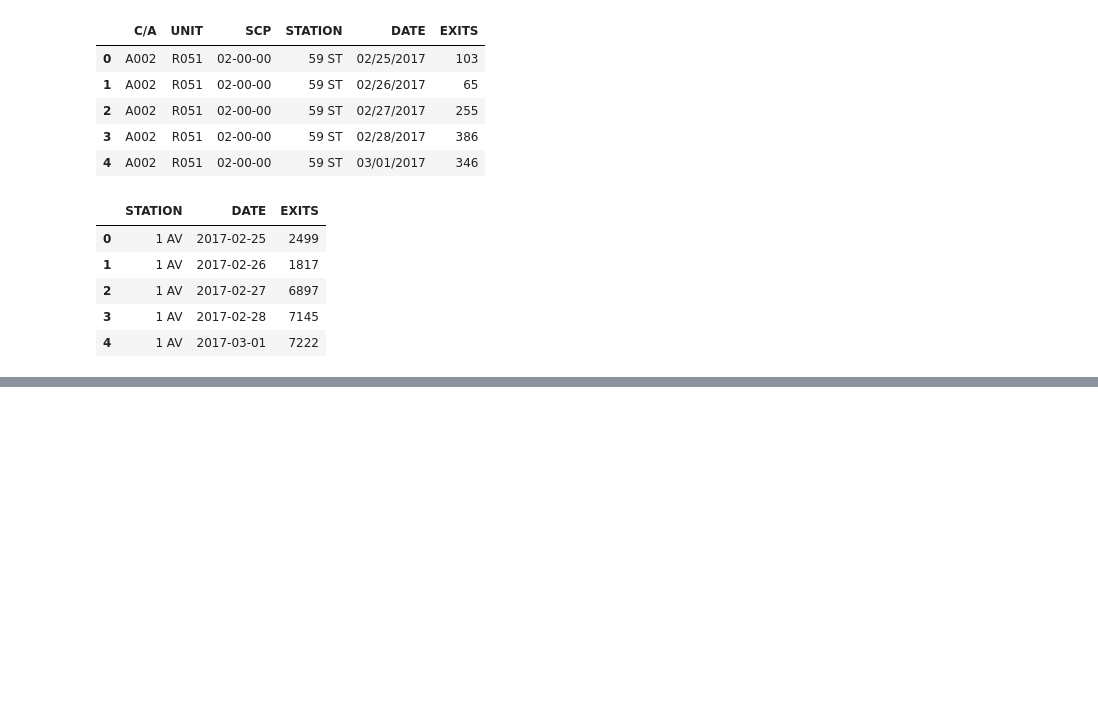
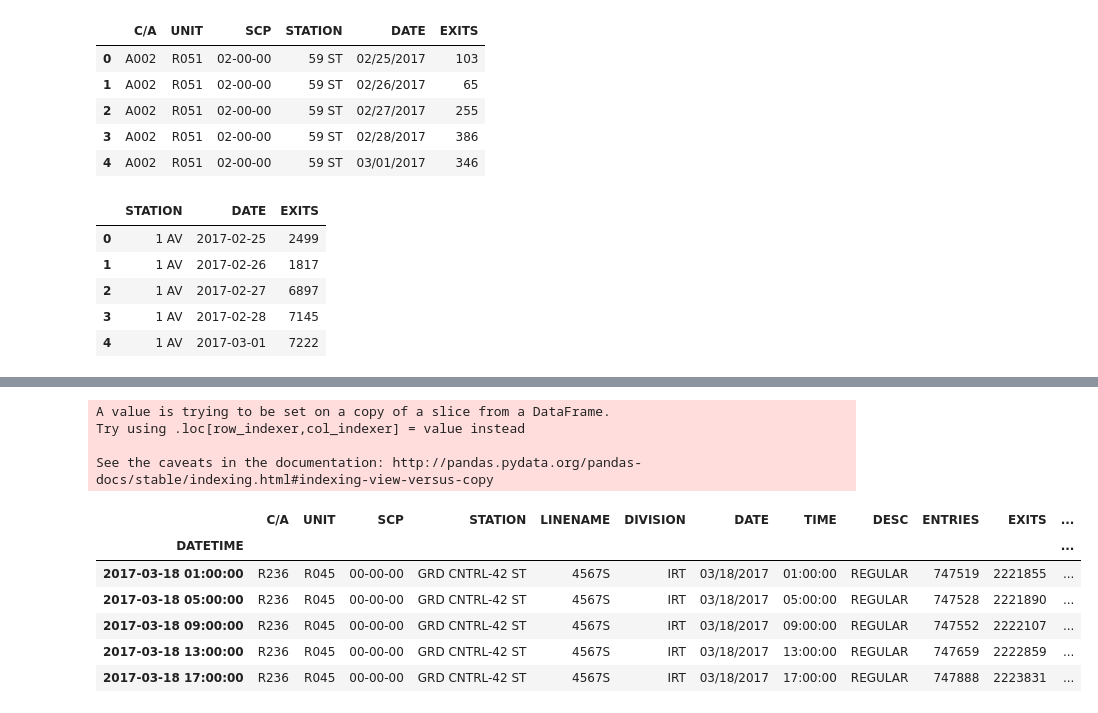
Before and after one commit to Atomahawk/mobile-marketing-solutions, a Jupyter notebook: benson_plots.ipynb, the cells around one changed output, grey strips where cells are left out. Cells and saved outputs as stored; diff of their text form; code cells hidden in the pictures; blank space fills up the shorter version.

```diff
--- a/benson_plots.ipynb
+++ b/benson_plots.ipynb
@@ -201,0 +186,3 @@ morning.head()
+# %%
+# limit to Grand Central at turnstile level
+grdcentral = df[df['STATION'] == 'GRD CNTRL-42 ST']
@@ -201,0 +203,29 @@ morning.head()
+# %%
+turnstiles = grdcentral['SCP'].unique()
+# %%
+masked_dfs = []
+for i in turnstiles:
+    mask = grdcentral[((grdcentral["C/A"] == "R236") &
+    (grdcentral["UNIT"] == "R045") &
+    (grdcentral["SCP"] ==  i) &
+    (grdcentral["STATION"] == "GRD CNTRL-42 ST"))]
+
+    mask['DIFFS'] = mask['EXITS'].diff()
+    masked_dfs.append(mask)
+# %% [output]
+A value is trying to be set on a copy of a slice from a DataFrame.
+Try using .loc[row_indexer,col_indexer] = value instead
+
+See the caveats in the documentation: http://pandas.pydata.org/pandas-docs/stable/indexing.html#indexing-view-versus-copy
+# %%
+exits_turn = pd.concat(masked_dfs)
+# %%
+exits_turn.head()
+# %% [output]
+|  | C/A | UNIT | SCP | STATION | LINENAME | DIVISION | DATE | TIME | DESC | ENTRIES | EXITS | ... |
+| DATETIME |  |  |  |  |  |  |  |  |  |  |  | ... |
+| 2017-03-18 01:00:00 | R236 | R045 | 00-00-00 | GRD CNTRL-42 ST | 4567S | IRT | 03/18/2017 | 01:00:00 | REGULAR | 747519 | 2221855 | ... |
+| 2017-03-18 05:00:00 | R236 | R045 | 00-00-00 | GRD CNTRL-42 ST | 4567S | IRT | 03/18/2017 | 05:00:00 | REGULAR | 747528 | 2221890 | ... |
+| 2017-03-18 09:00:00 | R236 | R045 | 00-00-00 | GRD CNTRL-42 ST | 4567S | IRT | 03/18/2017 | 09:00:00 | REGULAR | 747552 | 2222107 | ... |
+| 2017-03-18 13:00:00 | R236 | R045 | 00-00-00 | GRD CNTRL-42 ST | 4567S | IRT | 03/18/2017 | 13:00:00 | REGULAR | 747659 | 2222859 | ... |
+| 2017-03-18 17:00:00 | R236 | R045 | 00-00-00 | GRD CNTRL-42 ST | 4567S | IRT | 03/18/2017 | 17:00:00 | REGULAR | 747888 | 2223831 | ... |
```
Also changed, not shown: parts of 34 cells of this notebook.
